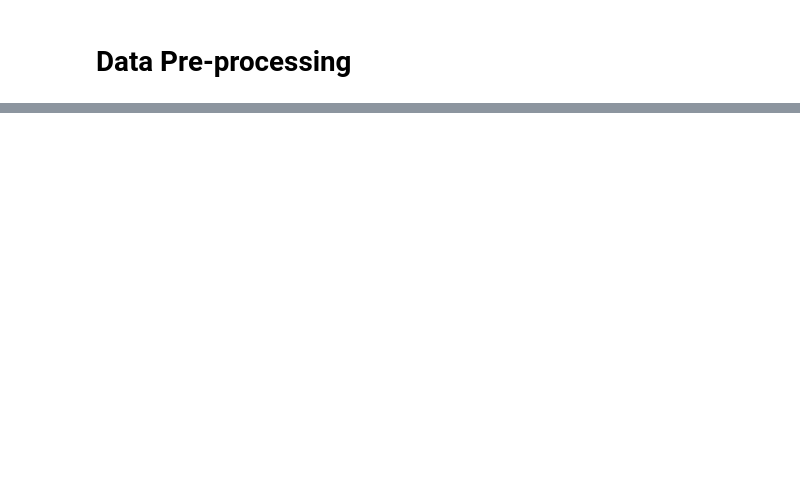
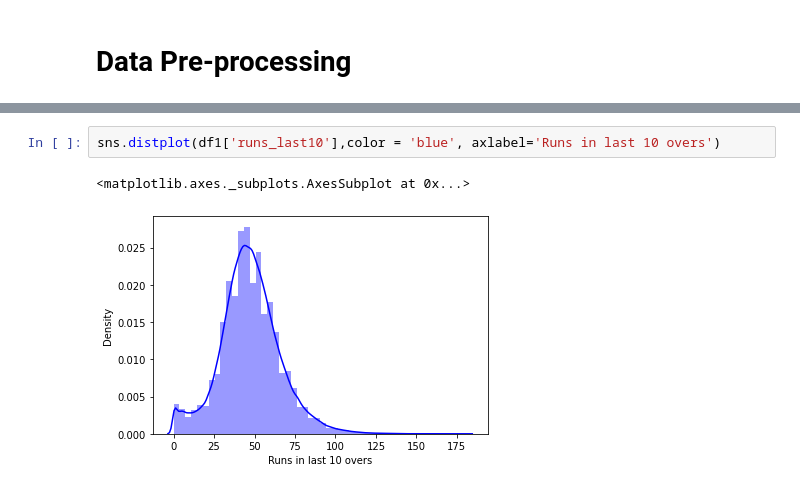
Before and after one commit to AsifRifat/Cricket-Outcome-Predictor, a Jupyter notebook: CricketOutcomePrediction.ipynb, the cells around one changed output, grey strips where cells are left out. Saved outputs shown, nothing was run; the diff lists cells and outputs as text; blank space fills up the shorter version.

```diff
--- a/CricketOutcomePrediction.ipynb
+++ b/CricketOutcomePrediction.ipynb
@@ -64,0 +245,5 @@ df2 = df2.sort_values(by = ["start_date", "match_id", "innings", "ball" ],axis =
+# %%
+sns.distplot(df1['runs_last10'],color = 'blue', axlabel='Runs in last 10 overs')
+# %% [output]
+<matplotlib.axes._subplots.AxesSubplot at 0x...>
+[figure, added]
```
Also changed, not shown: parts of 46 cells of this notebook.
